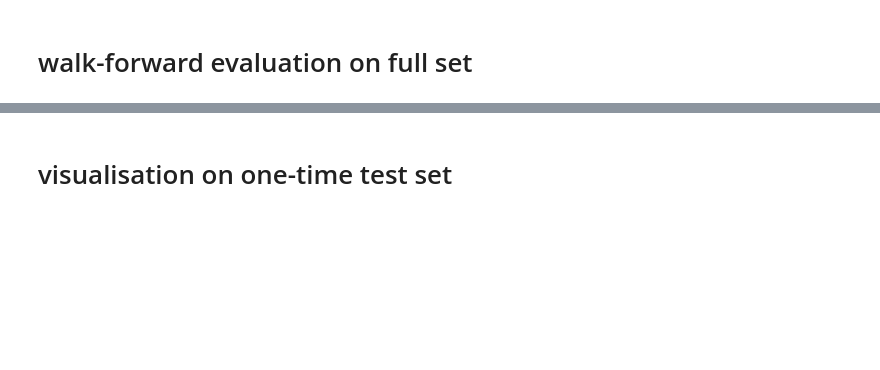
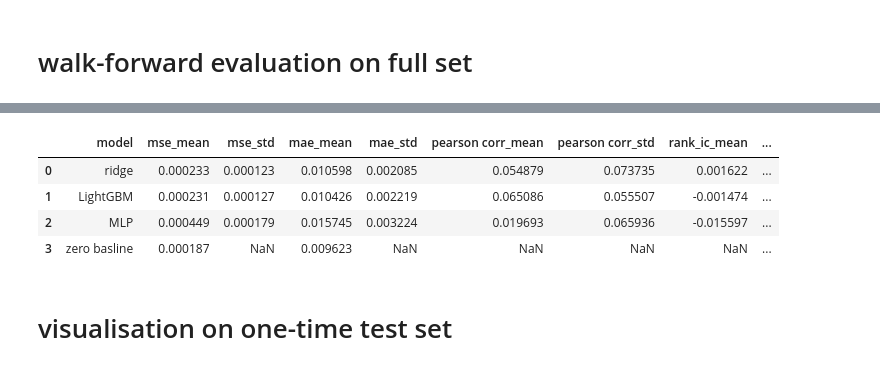
Before and after one commit to hanxi2415-bit/official_run, a Jupyter notebook: multi_stock_pipeline.ipynb, the cells around one changed output, grey strips where cells are left out. Saved outputs shown, nothing was run; the diff lists cells and outputs as text; code cells hidden in the pictures; blank space fills up the shorter version.

Commit message:
update results

```diff
--- a/multi_stock_pipeline.ipynb
+++ b/multi_stock_pipeline.ipynb
@@ -126,6 +207,7 @@ result_ridge = walk_forward_evaluate(
     best_params=best_alpha,
     combine_train_valid = True,
 )
+
 
 result_lgb = walk_forward_evaluate(
     implement_lgb,
@@ -145,6 +227,7 @@ result_mlp = walk_forward_evaluate(
     combine_train_valid = True,
 )
 
+''''
 result_lstm = walk_forward_evaluate(
     implement_lstm,
     X_lstm,
@@ -152,14 +235,12 @@ result_lstm = walk_forward_evaluate(
     splits,
     best_params=best_params_mlp,
     combine_train_valid = False,
-)
+) '''
 
-combined_fold_results = {'zero basline': zero_basline,
-                         'ridge': result_ridge,
+combined_fold_results = {'ridge': result_ridge,
                          'LightGBM': result_lgb,
                          'MLP': result_mlp,
-                         'LSTM': result_lstm}
+                         #'LSTM': result_lstm
+                         }
 
-summary = compare_models(combined_fold_results)
-print(summary)
 # result, walk_forward_evaluate, implement_lstm, evaluate function
@@ -166,3 +311,19 @@ print(summary)
+# %%
+summary = compare_models(combined_fold_results)
+zero_basline['model'] = 'zero basline'
+df_baseline = pd.DataFrame([zero_basline])
+
+df_summary = summary.reset_index()
+df_baseline = df_baseline.rename(columns={"mse": "mse_mean", "mae": "mae_mean", "pearson corr": "pearson corr_mean", "rank_ic": "rank_ic_mean"})
+
+df_combined = pd.concat([df_summary, df_baseline], ignore_index=True)
+df_combined
+# %% [output]
+|  | model | mse_mean | mse_std | mae_mean | mae_std | pearson corr_mean | pearson corr_std | rank_ic_mean | ... |
+| 0 | ridge | 0.000233 | 0.000123 | 0.010598 | 0.002085 | 0.054879 | 0.073735 | 0.001622 | ... |
+| 1 | LightGBM | 0.000231 | 0.000127 | 0.010426 | 0.002219 | 0.065086 | 0.055507 | -0.001474 | ... |
+| 2 | MLP | 0.000449 | 0.000179 | 0.015745 | 0.003224 | 0.019693 | 0.065936 | -0.015597 | ... |
+| 3 | zero basline | 0.000187 | NaN | 0.009623 | NaN | NaN | NaN | NaN | ... |
 # %% [markdown]
 # visualisation on one-time test set
 # %%
```
Also changed, not shown: parts of 9 cells of this notebook, 6 other files.
